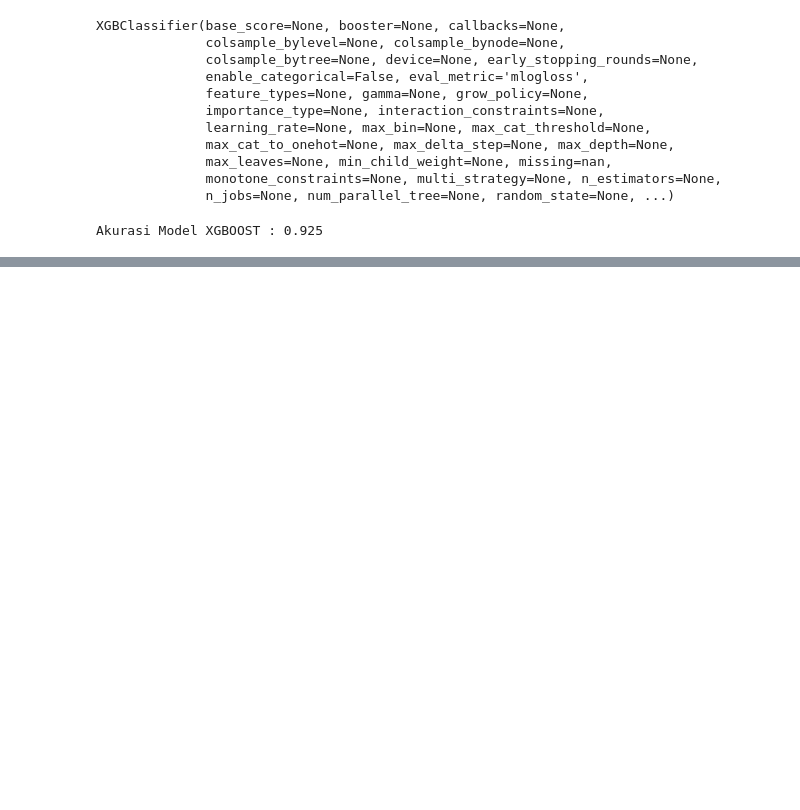
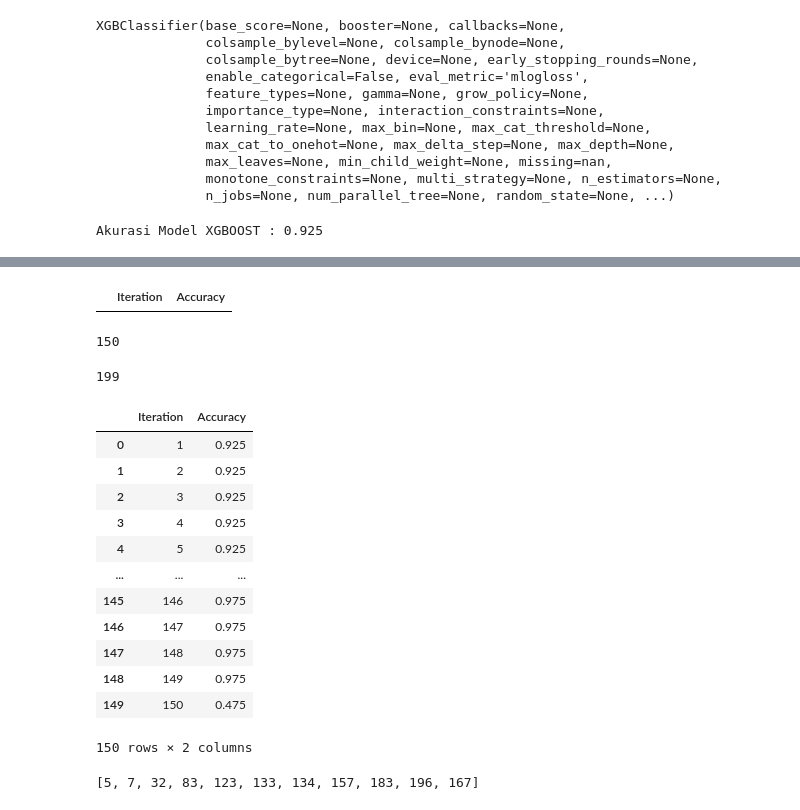
Before and after one commit to ilhampratama2109/Tugas_Akhir, a Jupyter notebook: Base.ipynb, the cells around one changed output, grey strips where cells are left out. Saved outputs shown, nothing was run; the diff lists cells and outputs as text; code cells hidden in the pictures; blank space fills up the shorter version.

```diff
--- a/Base.ipynb
+++ b/Base.ipynb
@@ -106,0 +190,53 @@ Akurasi Model XGBOOST : 0.925
+# %%
+exp_results = pd.DataFrame(columns=['Iteration', 'Accuracy'])
+exp_results
+# %% [output]
+|  | Iteration | Accuracy |
+# %%
+index_list = X_train_exp.index.to_list()
+# %%
+accuracy = 1
+iterations = 1
+max_random_number = 160
+deleted_index = []
+# %%
+while accuracy > 0.7 and  len(X_train_exp)> 0:
+    new_index = False
+    while new_index == False:
+        index = random.choice(index_list)
+        if index not in deleted_index:
+            deleted_index.append(index)
+            break
+    X_train_exp.drop(index, inplace=True)
+    y_train_exp.drop(index, inplace=True)
+    exp_model = xgb.XGBClassifier(use_label_encoder=False, eval_metric='mlogloss')
+    exp_model.fit(X_train_exp, y_train_exp)
+    y_pred_exp = exp_model.predict(X_test)
+    accuracy = accuracy_score(y_pred_exp, y_test)
+    exp_results = pd.concat([exp_results, pd.DataFrame([{'Iteration': iterations, 'Accuracy': accuracy}])], ignore_index=True)
+    iterations += 1
+# %%
+len(deleted_index)
+# %% [output]
+150
+# %%
+deleted_index[-1]
+# %% [output]
+199
+# %%
+data_result = pd.DataFrame(exp_results)
+data_result
+# %% [output]
+|  | Iteration | Accuracy |
+| 0 | 1 | 0.925 |
+| 1 | 2 | 0.925 |
+| 2 | 3 | 0.925 |
+| 3 | 4 | 0.925 |
+| 4 | 5 | 0.925 |
+| ... | ... | ... |
+| 145 | 146 | 0.975 |
+| 146 | 147 | 0.975 |
+| 147 | 148 | 0.975 |
+| 148 | 149 | 0.975 |
+| 149 | 150 | 0.475 |
+150 rows × 2 columns
@@ -106,0 +253,4 @@ Akurasi Model XGBOOST : 0.925
+# %%
+tes_index
+# %% [output]
+[5, 7, 32, 83, 123, 133, 134, 157, 183, 196, 167]
```
Also changed, not shown: parts of 16 cells of this notebook, 9 other files.
